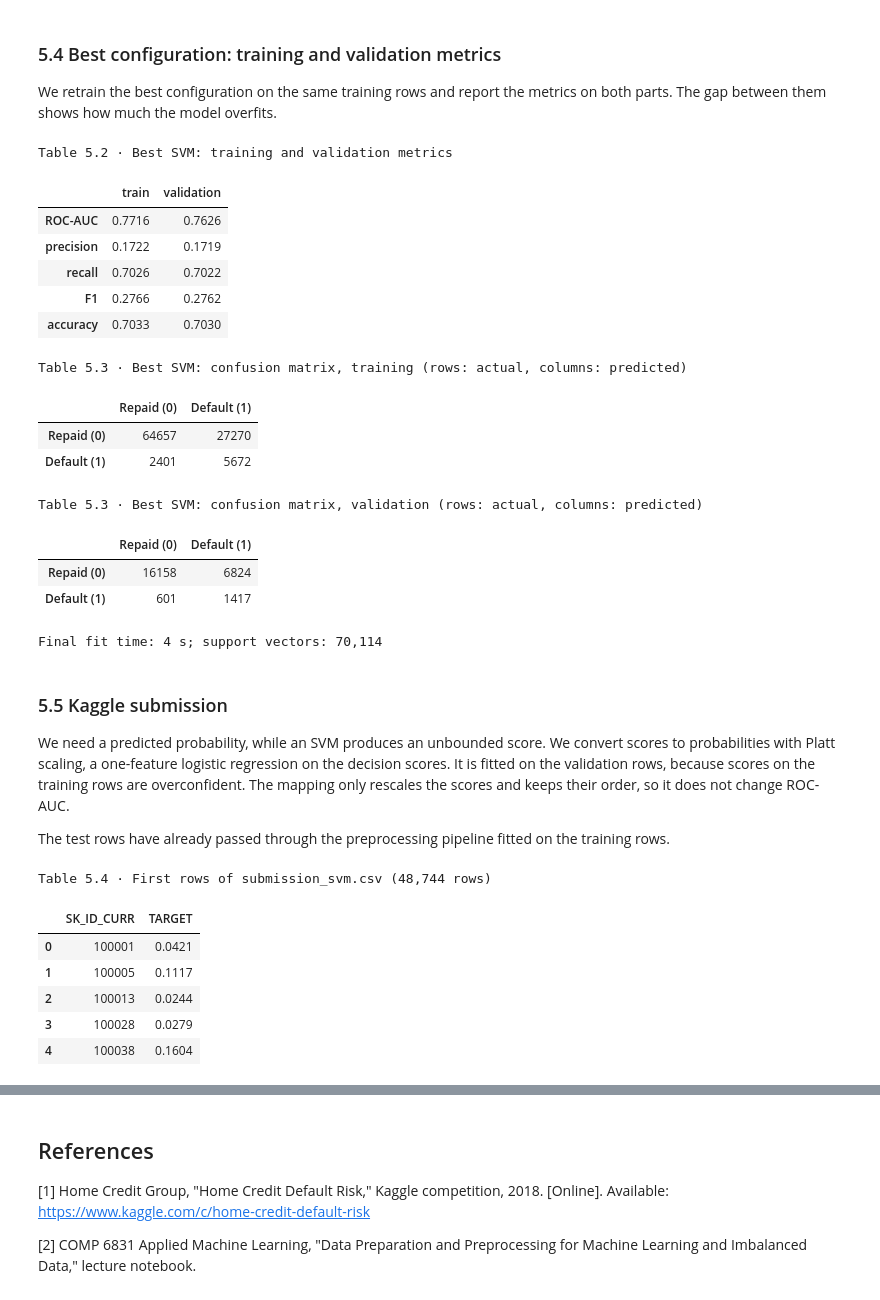
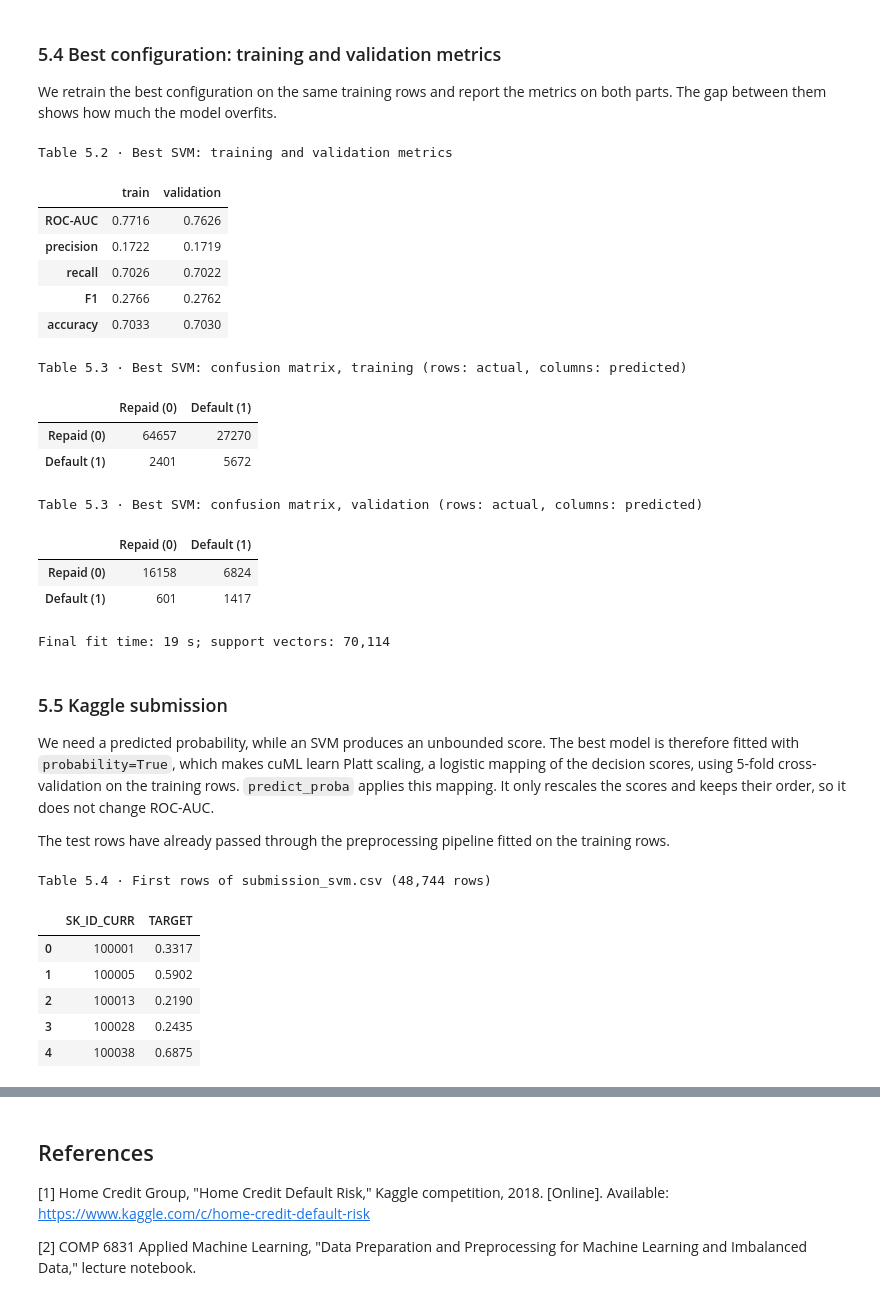
Before and after one commit to AndyChhuon/HomeCreditDefaultRisk, a Jupyter notebook: home_credit.ipynb, the cells around one changed output, grey strips where cells are left out. Drawn from its saved outputs; the diff is of its cells as text; code cells hidden in the pictures.

Commit message:
Add svm results and probabilities

```diff
--- a/home_credit.ipynb
+++ b/home_credit.ipynb
@@ -1463,13 +1463,18 @@ Best configuration: {'C': 1, 'gamma': 0.0005, 'kernel': 'rbf'}
 
 We retrain the best configuration on the same training rows and report the metrics on both parts. The gap between them shows how much the model overfits.
 # %%
+import warnings
+
 start = time.perf_counter()
-best_svm = fit_svm(best_svm_config)
+# probability=True used for the Kaggle probabilities.
+# cuML warns that this option will be removed in a later release; the installed version supports it.
+with warnings.catch_warnings():
+    warnings.filterwarnings("ignore", message="The `probability` parameter", category=FutureWarning)
+    best_svm = fit_svm({**best_svm_config, "probability": True})
 best_svm_fit_seconds = time.perf_counter() - start
 
 svm_train_scores = decision_scores(best_svm, X_train_svm)
 svm_val_scores = decision_scores(best_svm, X_val_svm)
-svm_test_scores = decision_scores(best_svm, X_test_svm)
 
 svm_metrics = pd.DataFrame({
     "train": classification_metrics(y_train_svm, svm_train_scores),
@@ -1500,31 +1505,34 @@ Table 5.3 · Best SVM: confusion matrix, validation (rows: actual, columns: pred
 |  | Repaid (0) | Default (1) |
 | Repaid (0) | 16158 | 6824 |
 | Default (1) | 601 | 1417 |
-Final fit time: 4 s; support vectors: 70,114
+Final fit time: 19 s; support vectors: 70,114
 # %% [markdown]
 ### 5.5 Kaggle submission
 
-We need a predicted probability, while an SVM produces an unbounded score. We convert scores to probabilities with Platt scaling, a one-feature logistic regression on the decision scores. It is fitted on the validation rows, because scores on the training rows are overconfident. The mapping only rescales the scores and keeps their order, so it does not change ROC-AUC.
+We need a predicted probability, while an SVM produces an unbounded score. The best model is therefore fitted with `probability=True`, which makes cuML learn Platt scaling, a logistic mapping of the decision scores, using 5-fold cross-validation on the training rows. `predict_proba` applies this mapping. It only rescales the scores and keeps their order, so it does not change ROC-AUC.
 
 The test rows have already passed through the preprocessing pipeline fitted on the training rows.
 # %%
-platt_scaler = LogisticRegression(random_state=SEED).fit(svm_val_scores.reshape(-1, 1), y_val_svm)
-svm_test_probabilities = platt_scaler.predict_proba(svm_test_scores.reshape(-1, 1))[:, 1]
+svm_test_probabilities = best_svm.predict_proba(X_test_svm)
+# Depending on the cuML version, the result may be a CuPy array on the GPU
+if type(svm_test_probabilities).__module__.startswith("cupy"):
+    svm_test_probabilities = svm_test_probabilities.get()
+svm_test_probabilities = np.asarray(svm_test_probabilities)[:, 1]  # column 1 is the default class
 
 svm_submission = pd.DataFrame({ID_COL: test_joined[ID_COL].to_numpy(), TARGET: svm_test_probabilities})
 assert len(svm_submission) == len(test_joined) and svm_submission[TARGET].between(0, 1).all()
 svm_submission.to_csv(SVM_SUBMISSION_PATH, index=False)
 
 print(f"Table 5.4 · First rows of {SVM_SUBMISSION_PATH} ({len(svm_submission):,} rows)")
 display(svm_submission.head())
 # %% [output]
 Table 5.4 · First rows of submission_svm.csv (48,744 rows)
 |  | SK_ID_CURR | TARGET |
-| 0 | 100001 | 0.0421 |
-| 1 | 100005 | 0.1117 |
-| 2 | 100013 | 0.0244 |
-| 3 | 100028 | 0.0279 |
-| 4 | 100038 | 0.1604 |
+| 0 | 100001 | 0.3317 |
+| 1 | 100005 | 0.5902 |
+| 2 | 100013 | 0.2190 |
+| 3 | 100028 | 0.2435 |
+| 4 | 100038 | 0.6875 |
 # %% [markdown]
 ### 5.6 Discussion
 
```
Also changed, not shown: parts of 8 cells of this notebook, 2 other files.
